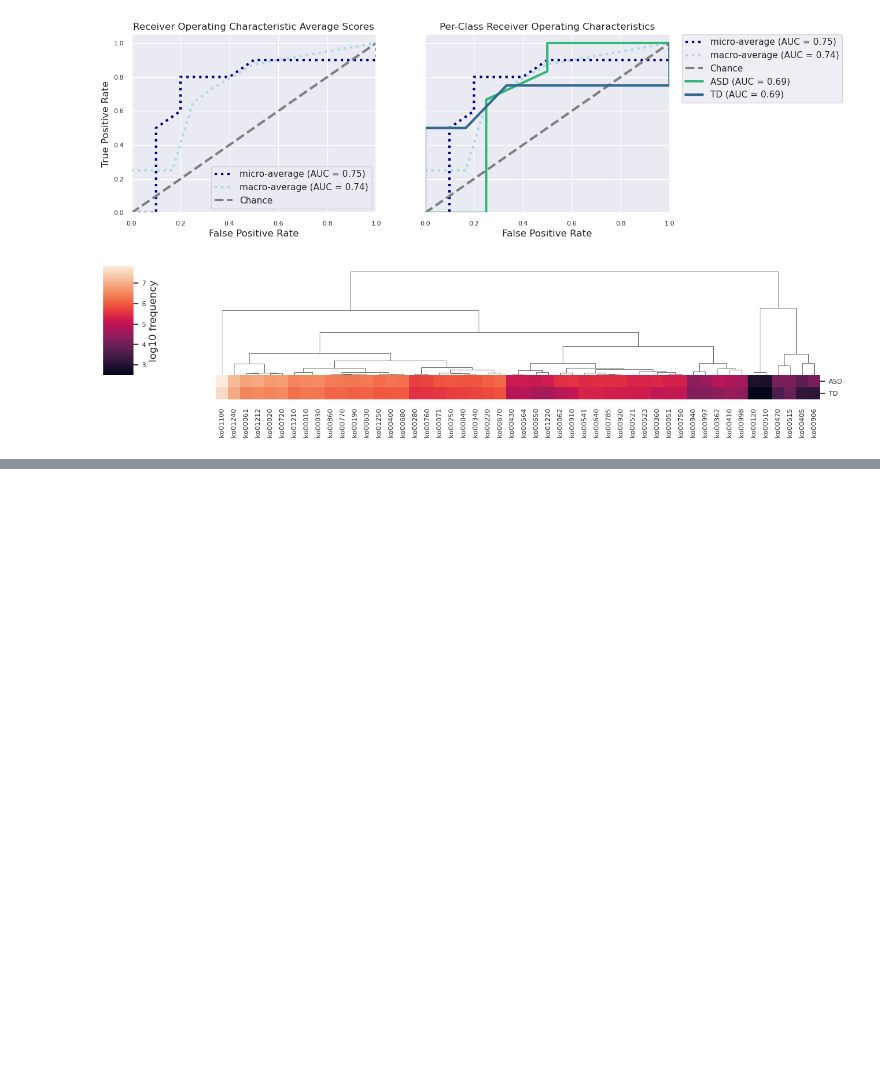
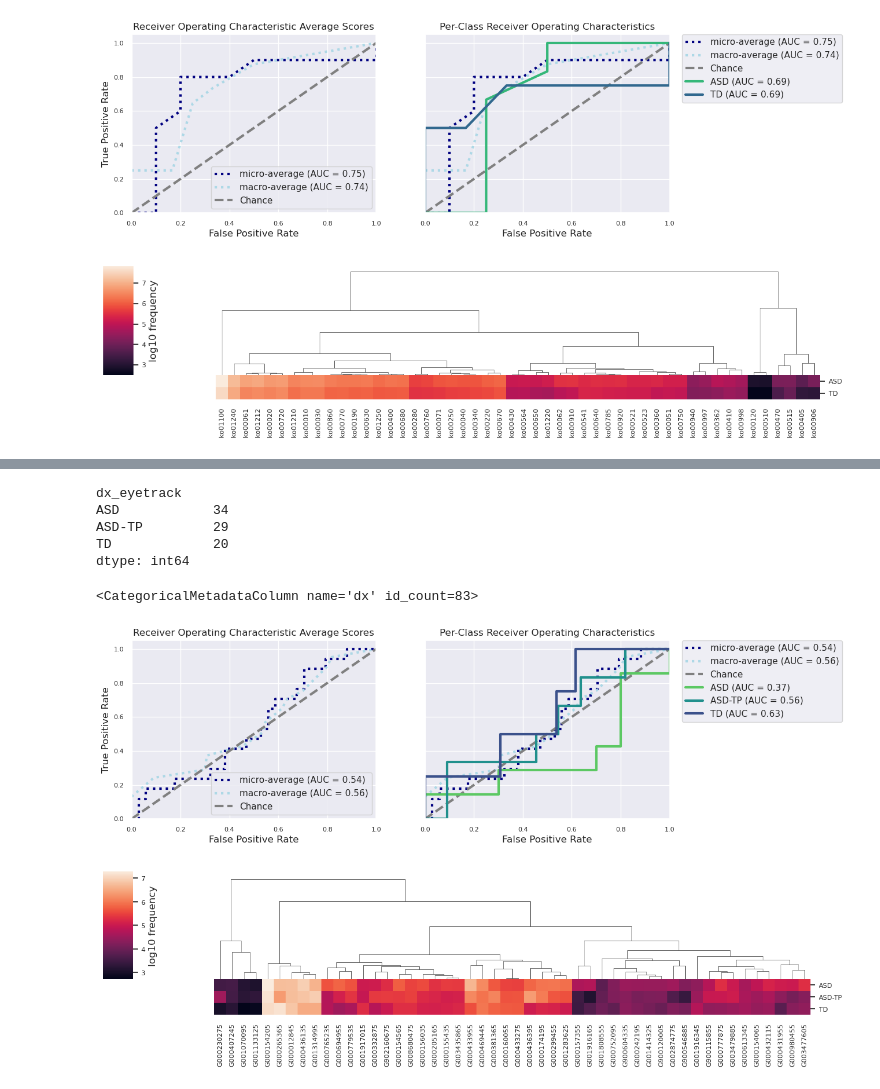
Before and after one commit to l1joseph/pierce_autism_2024, a Jupyter notebook: 04_predictive_diagnostics.ipynb, the cells around one changed output, grey strips where cells are left out. Saved outputs shown, nothing was run; the diff lists cells and outputs as text; code cells hidden in the pictures; blank space fills up the shorter version.

```diff
--- a/04_predictive_diagnostics.ipynb
+++ b/04_predictive_diagnostics.ipynb
@@ -166,0 +240,40 @@ results_pathway = classify_samples(
+# %%
+dx_eyetrack_column.to_dataframe().value_counts()
+# %% [output]
+dx_eyetrack
+ASD            34
+ASD-TP         29
+TD             20
+dtype: int64
+# %%
+diagnosis_column
+# %% [output]
+<CategoricalMetadataColumn name='dx' id_count=83>
+# %%
+# for leo, example of running q2-sample-classifier
+# docs: https://docs.qiime2.org/2024.5/plugins/available/sample-classifier/classify-samples/
+# tutorial: https://docs.qiime2.org/2024.5/tutorials/sample-classifier/
+
+from qiime2.plugins.sample_classifier.pipelines import classify_samples
+
+# load table and metadata
+dx_eyetrack_column = meta_q2.get_column('dx_eyetrack')
+# %%
+results_none_multiclass = classify_samples(
+    table=none_qza,
+    metadata=dx_eyetrack_column,
+    test_size=0.2,
+    step=0.1,
+    cv=5,
+    random_state=42,
+    n_jobs=8,
+    n_estimators=100,
+    estimator='GradientBoostingClassifier',
+    optimize_feature_selection=True,
+    parameter_tuning=True,
+    palette='viridis',
+    missing_samples='error'
+)
+# %% [output]
+[figure, added]
+[figure, added]
```
Also changed, not shown: parts of 28 cells of this notebook, 2 other files.
